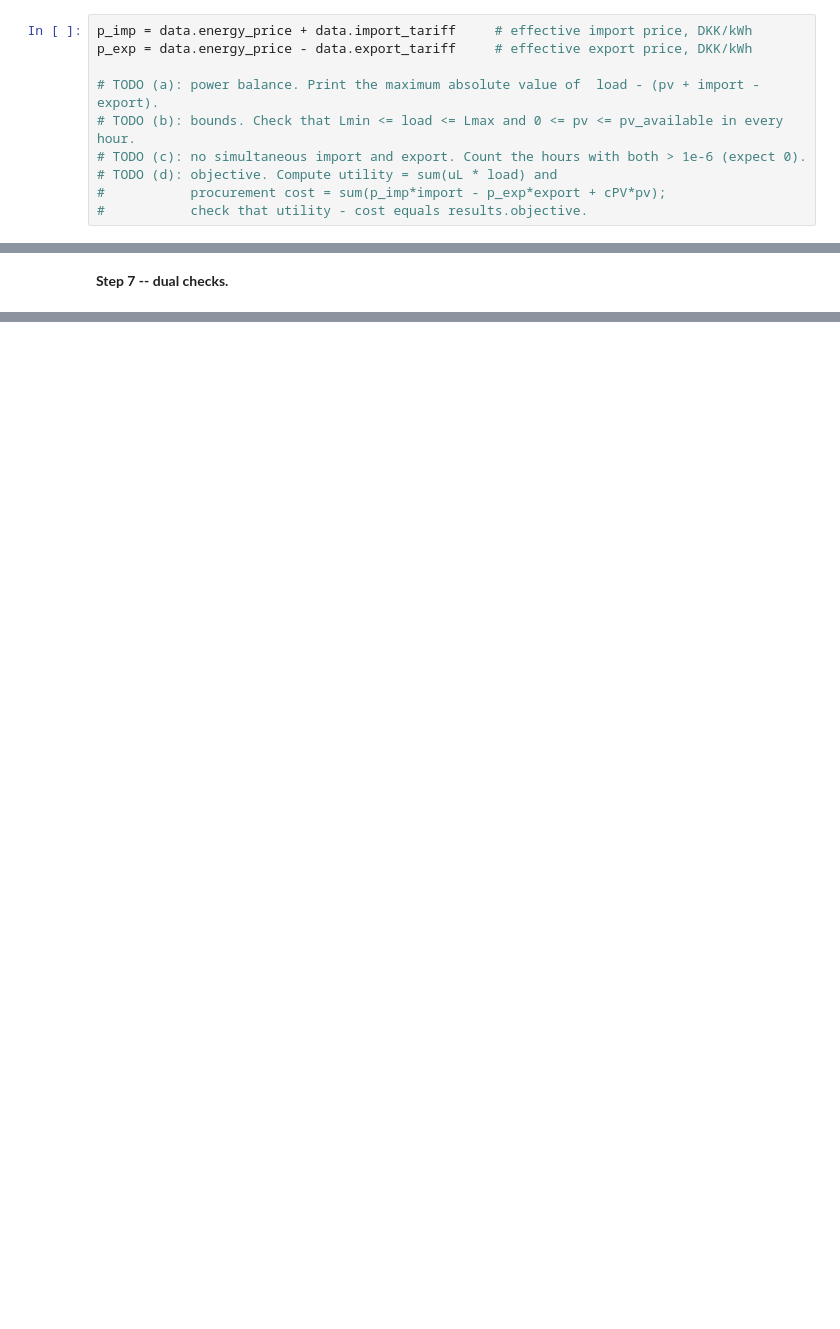
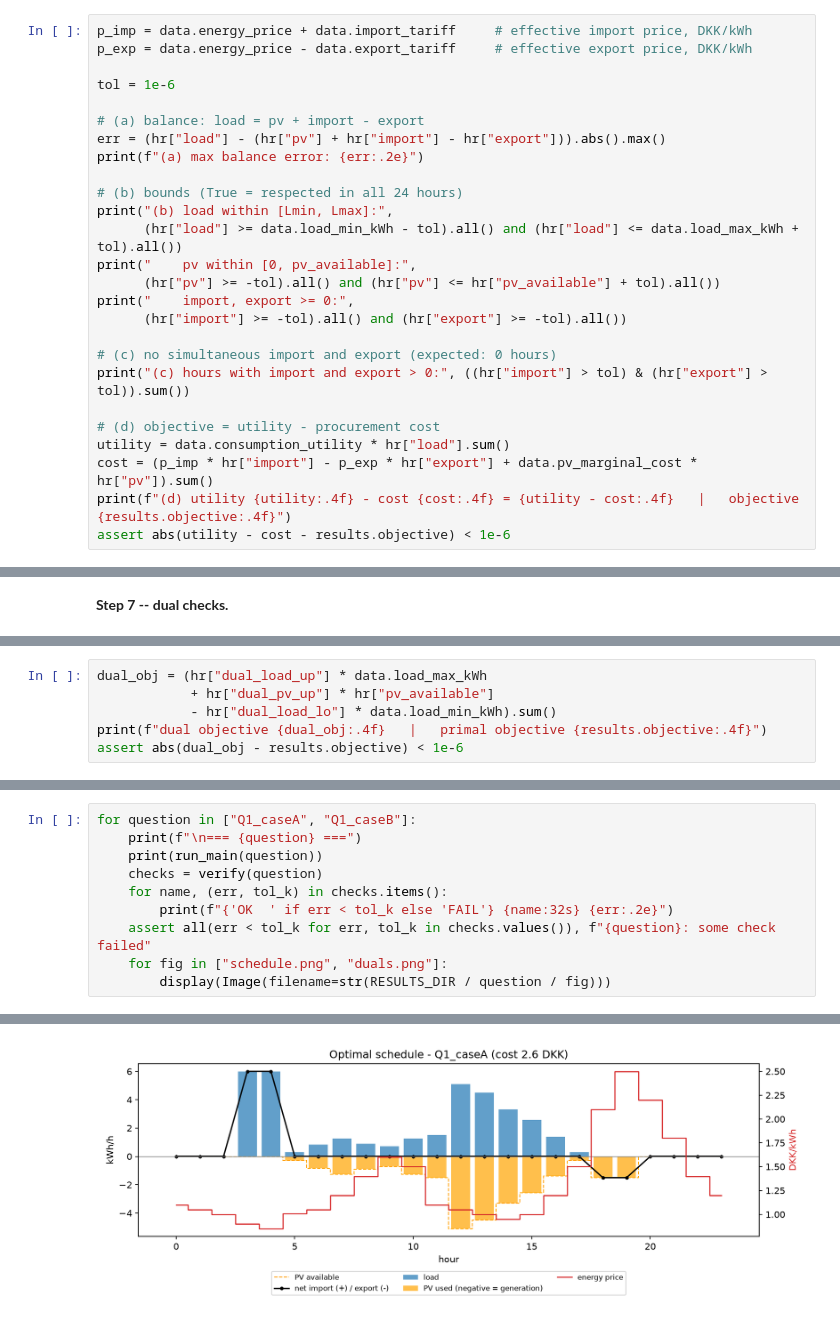
Before and after one commit to eriols0823/Assignment-1-optimization-power-markets, a Jupyter notebook: notebooks/Q1_report.ipynb, the cells around one changed output, grey strips where cells are left out. Cells and saved outputs as stored; diff of their text form; blank space fills up the shorter version.

```diff
--- a/notebooks/Q1_report.ipynb
+++ b/notebooks/Q1_report.ipynb
@@ -120,9 +158,25 @@ display(hr.round(3))
 p_imp = data.energy_price + data.import_tariff     # effective import price, DKK/kWh
 p_exp = data.energy_price - data.export_tariff     # effective export price, DKK/kWh
 
-# TODO (a): power balance. Print the maximum absolute value of  load - (pv + import - export).
-# TODO (b): bounds. Check that Lmin <= load <= Lmax and 0 <= pv <= pv_available in every hour.
-# TODO (c): no simultaneous import and export. Count the hours with both > 1e-6 (expect 0).
-# TODO (d): objective. Compute utility = sum(uL * load) and
-#           procurement cost = sum(p_imp*import - p_exp*export + cPV*pv);
-#           check that utility - cost equals results.objective.
+tol = 1e-6
+
+# (a) balance: load = pv + import - export
+err = (hr["load"] - (hr["pv"] + hr["import"] - hr["export"])).abs().max()
+print(f"(a) max balance error: {err:.2e}")
+
+# (b) bounds (True = respected in all 24 hours)
+print("(b) load within [Lmin, Lmax]:",
+      (hr["load"] >= data.load_min_kWh - tol).all() and (hr["load"] <= data.load_max_kWh + tol).all())
+print("    pv within [0, pv_available]:",
+      (hr["pv"] >= -tol).all() and (hr["pv"] <= hr["pv_available"] + tol).all())
+print("    import, export >= 0:",
+      (hr["import"] >= -tol).all() and (hr["export"] >= -tol).all())
+
+# (c) no simultaneous import and export (expected: 0 hours)
+print("(c) hours with import and export > 0:", ((hr["import"] > tol) & (hr["export"] > tol)).sum())
+
+# (d) objective = utility - procurement cost
+utility = data.consumption_utility * hr["load"].sum()
+cost = (p_imp * hr["import"] - p_exp * hr["export"] + data.pv_marginal_cost * hr["pv"]).sum()
+print(f"(d) utility {utility:.4f} - cost {cost:.4f} = {utility - cost:.4f}   |   objective {results.objective:.4f}")
+assert abs(utility - cost - results.objective) < 1e-6
@@ -140,0 +234,6 @@ print([c for c in hr.columns if c.startswith("dual_")])
+# %%
+dual_obj = (hr["dual_load_up"] * data.load_max_kWh
+            + hr["dual_pv_up"] * hr["pv_available"]
+            - hr["dual_load_lo"] * data.load_min_kWh).sum()
+print(f"dual objective {dual_obj:.4f}   |   primal objective {results.objective:.4f}")
+assert abs(dual_obj - results.objective) < 1e-6
@@ -148,0 +298,11 @@ assert proc.returncode == 0, proc.stderr
+# %%
+for question in ["Q1_caseA", "Q1_caseB"]:
+    print(f"\n=== {question} ===")
+    print(run_main(question))
+    checks = verify(question)
+    for name, (err, tol_k) in checks.items():
+        print(f"{'OK  ' if err < tol_k else 'FAIL'} {name:32s} {err:.2e}")
+    assert all(err < tol_k for err, tol_k in checks.values()), f"{question}: some check failed"
+    for fig in ["schedule.png", "duals.png"]:
+        display(Image(filename=str(RESULTS_DIR / question / fig)))
+# %% [output]
@@ -148,0 +326 @@ assert proc.returncode == 0, proc.stderr
+[figure, added]
```
Also changed, not shown: parts of 10 cells of this notebook, 1 other file.
